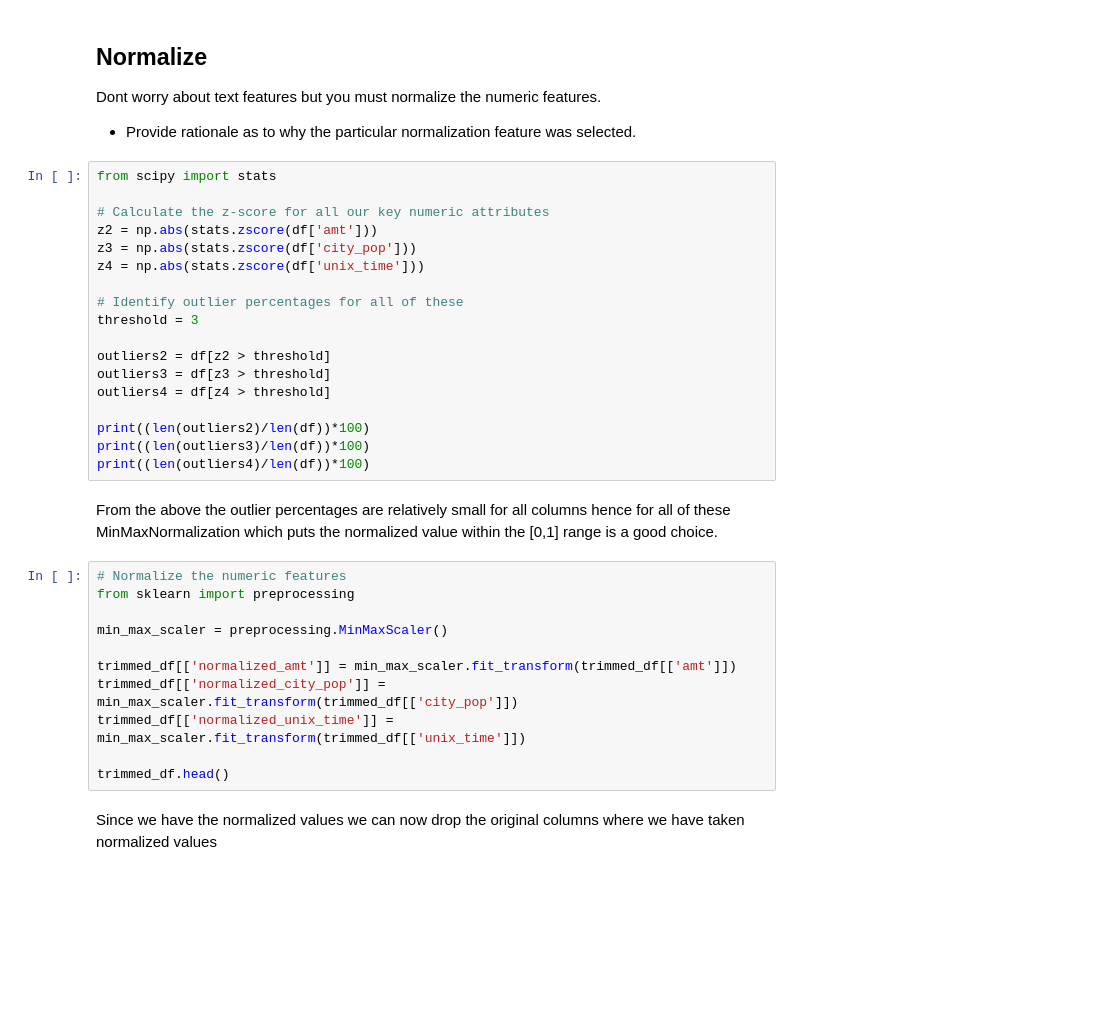
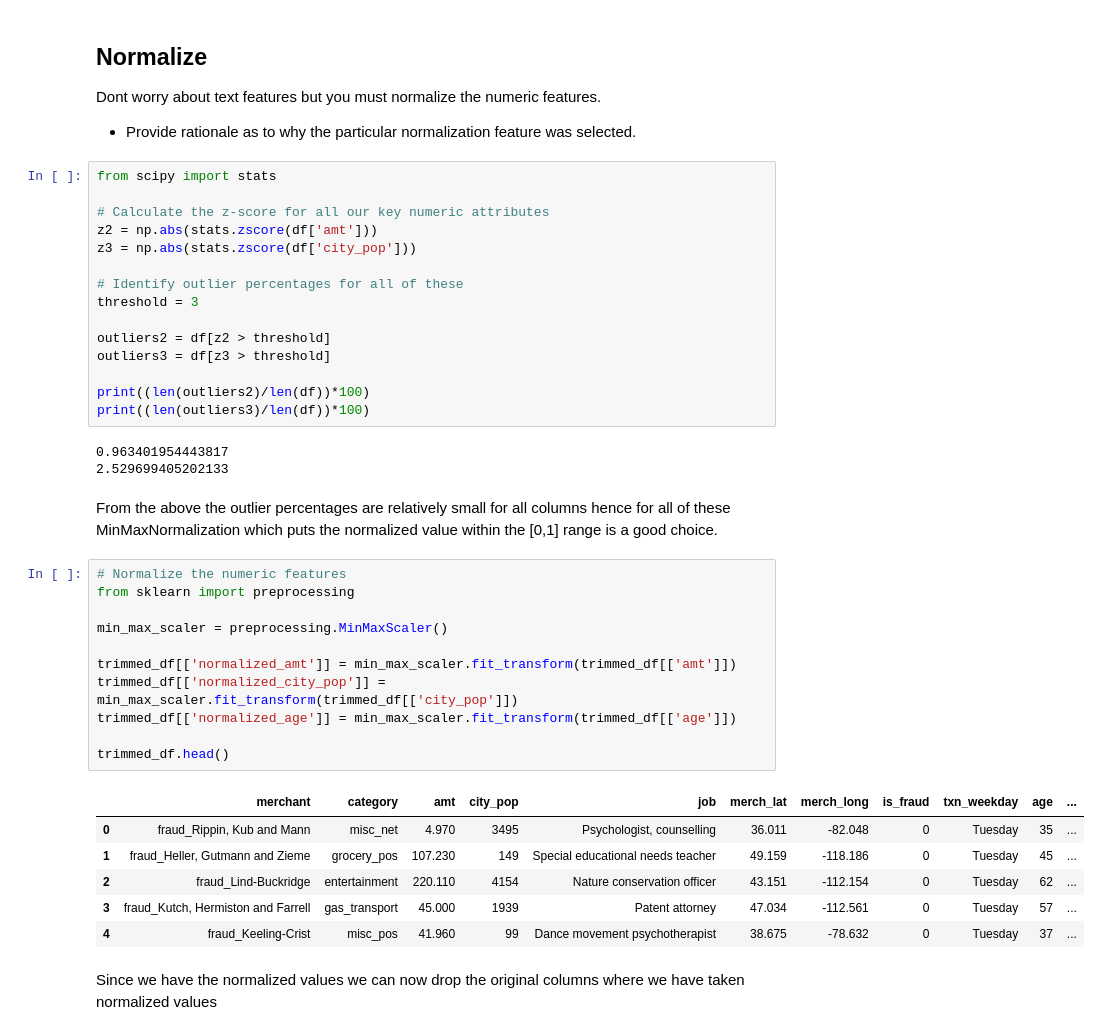
Before and after one commit to shaileshhemdev/hemdev-705.603Spring24, a Jupyter notebook: dataAnalytics/PreliminaryDataPipeline.ipynb, the cells around one changed output. Saved outputs shown, nothing was run; the diff lists cells and outputs as text; blank space fills up the shorter version.

```diff
--- a/dataAnalytics/PreliminaryDataPipeline.ipynb
+++ b/dataAnalytics/PreliminaryDataPipeline.ipynb
@@ -752,31 +816,38 @@ from scipy import stats
 # Calculate the z-score for all our key numeric attributes
 z2 = np.abs(stats.zscore(df['amt']))
 z3 = np.abs(stats.zscore(df['city_pop']))
-z4 = np.abs(stats.zscore(df['unix_time']))
 
 # Identify outlier percentages for all of these
 threshold = 3
 
 outliers2 = df[z2 > threshold]
 outliers3 = df[z3 > threshold]
-outliers4 = df[z4 > threshold]
 
 print((len(outliers2)/len(df))*100)
 print((len(outliers3)/len(df))*100)
-print((len(outliers4)/len(df))*100)
+# %% [output]
+0.963401954443817
+2.529699405202133
 # %% [markdown]
 From the above the outlier percentages are relatively small for all columns hence for all of these MinMaxNormalization which puts the normalized value within the [0,1] range is a good choice.
 # %%
 # Normalize the numeric features
 from sklearn import preprocessing
 
 min_max_scaler = preprocessing.MinMaxScaler()
 
 trimmed_df[['normalized_amt']] = min_max_scaler.fit_transform(trimmed_df[['amt']])
 trimmed_df[['normalized_city_pop']] = min_max_scaler.fit_transform(trimmed_df[['city_pop']])
-trimmed_df[['normalized_unix_time']] = min_max_scaler.fit_transform(trimmed_df[['unix_time']])
+trimmed_df[['normalized_age']] = min_max_scaler.fit_transform(trimmed_df[['age']])
 
 trimmed_df.head()
+# %% [output]
+|  | merchant | category | amt | city_pop | job | merch_lat | merch_long | is_fraud | txn_weekday | age | ... |
+| 0 | fraud_Rippin, Kub and Mann | misc_net | 4.970 | 3495 | Psychologist, counselling | 36.011 | -82.048 | 0 | Tuesday | 35 | ... |
+| 1 | fraud_Heller, Gutmann and Zieme | grocery_pos | 107.230 | 149 | Special educational needs teacher | 49.159 | -118.186 | 0 | Tuesday | 45 | ... |
+| 2 | fraud_Lind-Buckridge | entertainment | 220.110 | 4154 | Nature conservation officer | 43.151 | -112.154 | 0 | Tuesday | 62 | ... |
+| 3 | fraud_Kutch, Hermiston and Farrell | gas_transport | 45.000 | 1939 | Patent attorney | 47.034 | -112.561 | 0 | Tuesday | 57 | ... |
+| 4 | fraud_Keeling-Crist | misc_pos | 41.960 | 99 | Dance movement psychotherapist | 38.675 | -78.632 | 0 | Tuesday | 37 | ... |
 # %% [markdown]
 Since we have the normalized values we can now drop the original columns where we have taken normalized values
 # %%
```
Also changed, not shown: parts of 32 cells of this notebook.
